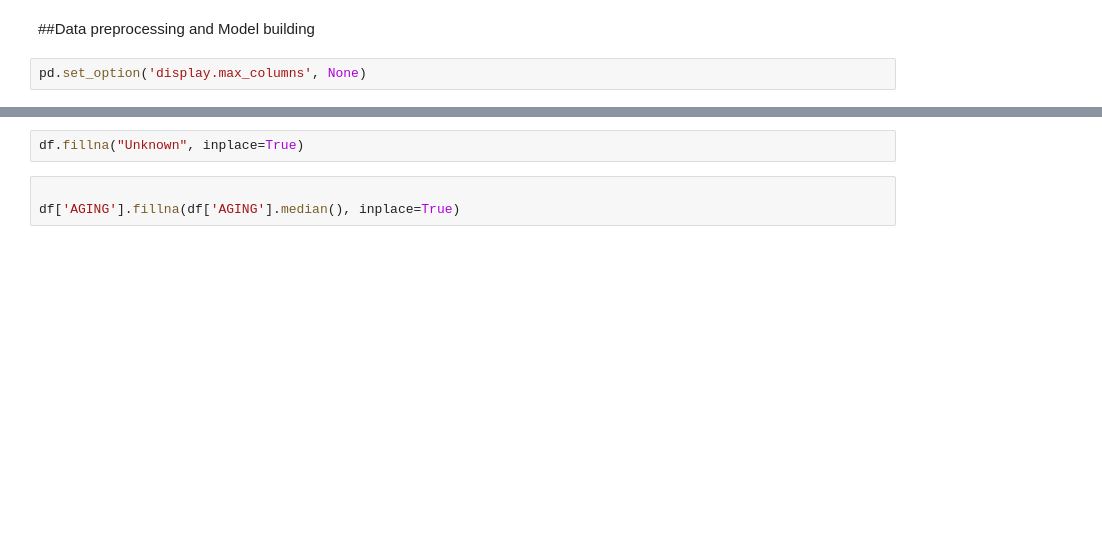
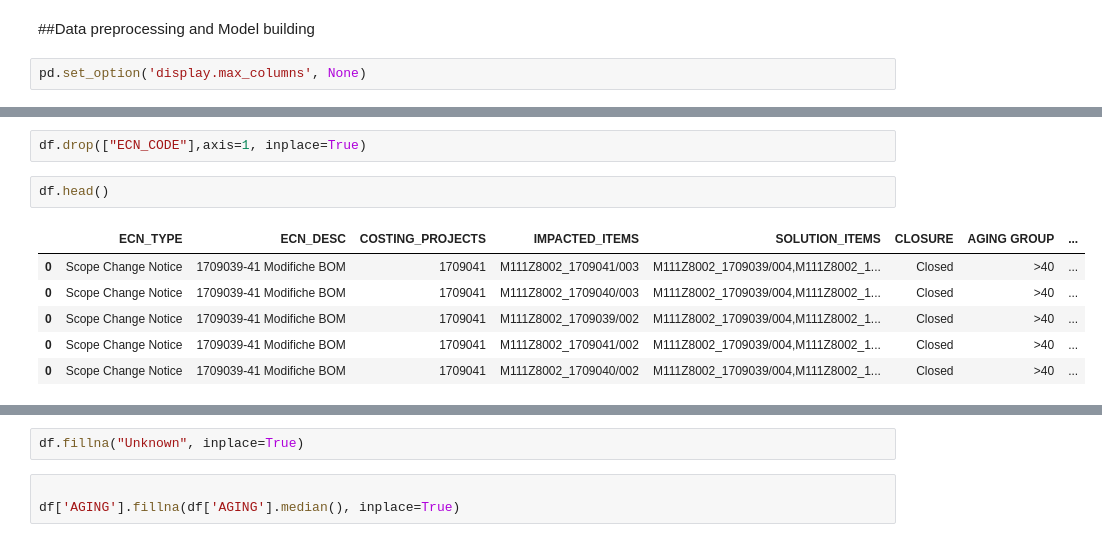
Before and after one commit to adnaksbhat/Colab_JupyterNotebooks, a Jupyter notebook: BH_ECN.ipynb, the cells around one changed output, grey strips where cells are left out. Saved outputs shown, nothing was run; the diff lists cells and outputs as text; blank space fills up the shorter version.

```diff
--- a/BH_ECN.ipynb
+++ b/BH_ECN.ipynb
@@ -402,0 +430,11 @@ pd.set_option('display.max_columns', None)
+# %%
+df.drop(["ECN_CODE"],axis=1, inplace=True)
+# %%
+df.head()
+# %% [output]
+|  | ECN_TYPE | ECN_DESC | COSTING_PROJECTS | IMPACTED_ITEMS | SOLUTION_ITEMS | CLOSURE | AGING GROUP | ... |
+| 0 | Scope Change Notice | 1709039-41 Modifiche BOM | 1709041 | M111Z8002_1709041/003 | M111Z8002_1709039/004,M111Z8002_1... | Closed | >40 | ... |
+| 0 | Scope Change Notice | 1709039-41 Modifiche BOM | 1709041 | M111Z8002_1709040/003 | M111Z8002_1709039/004,M111Z8002_1... | Closed | >40 | ... |
+| 0 | Scope Change Notice | 1709039-41 Modifiche BOM | 1709041 | M111Z8002_1709039/002 | M111Z8002_1709039/004,M111Z8002_1... | Closed | >40 | ... |
+| 0 | Scope Change Notice | 1709039-41 Modifiche BOM | 1709041 | M111Z8002_1709041/002 | M111Z8002_1709039/004,M111Z8002_1... | Closed | >40 | ... |
+| 0 | Scope Change Notice | 1709039-41 Modifiche BOM | 1709041 | M111Z8002_1709040/002 | M111Z8002_1709039/004,M111Z8002_1... | Closed | >40 | ... |
```
Also changed, not shown: parts of 5 cells of this notebook.
